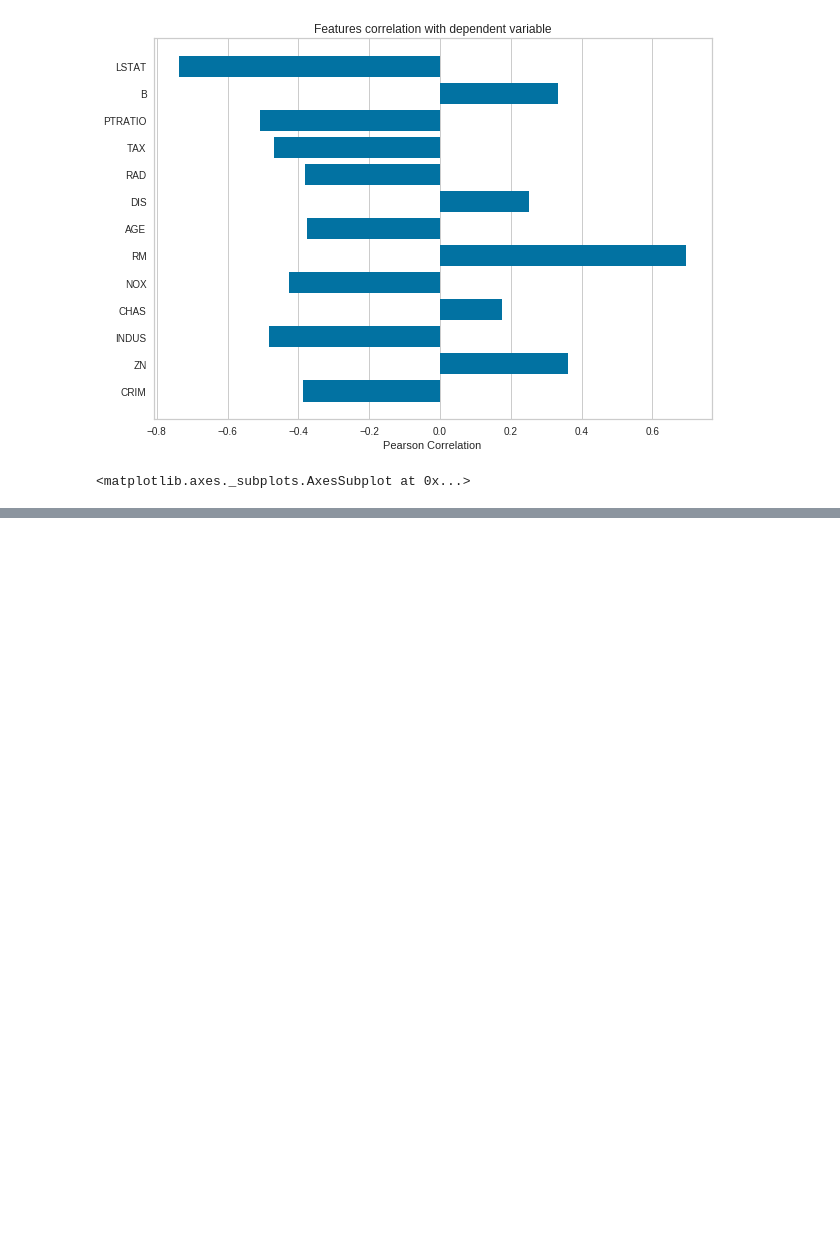
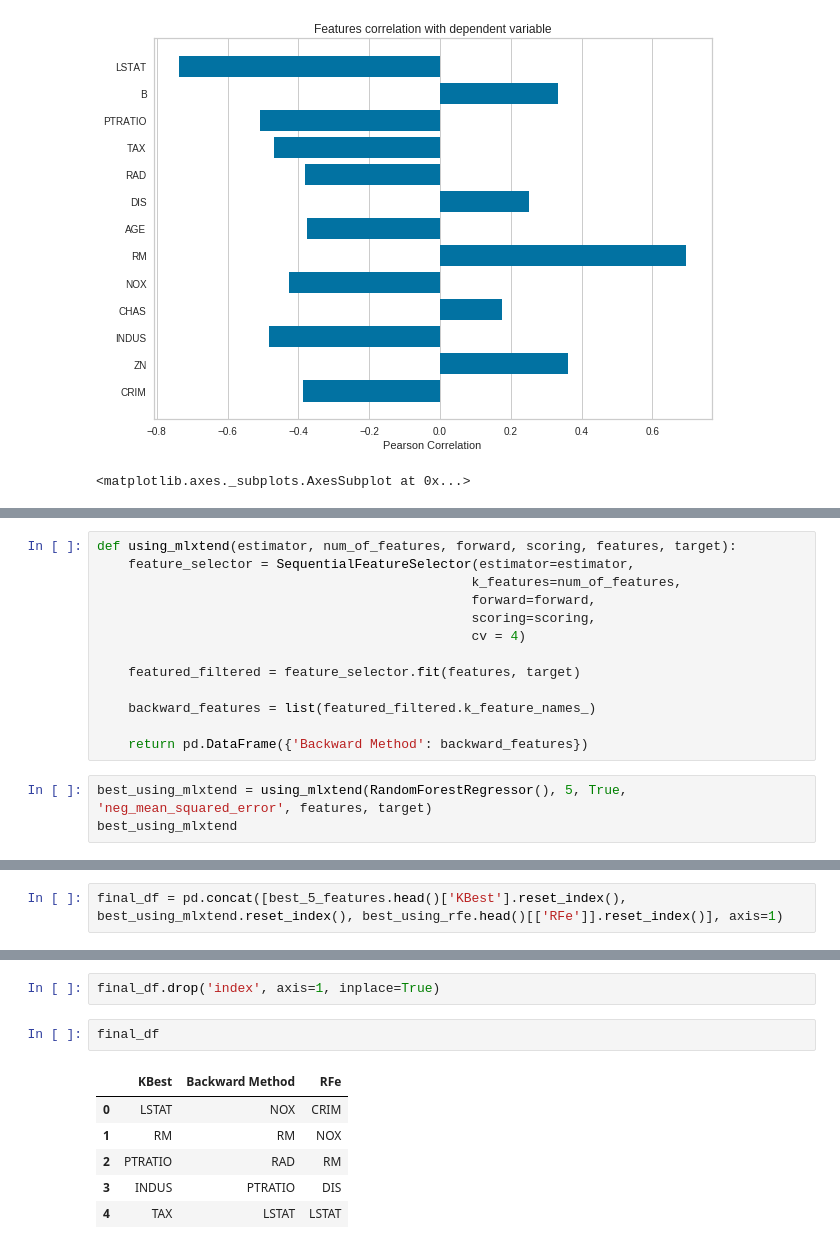
Before and after one commit to Ghaffaru15/feature-engineering, a Jupyter notebook: Preparing Data/FeatureSelectionTechniques.ipynb, the cells around one changed output, grey strips where cells are left out. Cells and saved outputs as stored; diff of their text form; blank space fills up the shorter version.

```diff
--- a/FeatureSelectionTechniques.ipynb
+++ b/Preparing Data/FeatureSelectionTechniques.ipynb
@@ -115,3 +118,19 @@ best_using_rfe
 | 8 | RAD | 7 |
 | 1 | ZN | 8 |
 | 3 | CHAS | 9 |
+# %%
+def using_mlxtend(estimator, num_of_features, forward, scoring, features, target):
+    feature_selector = SequentialFeatureSelector(estimator=estimator,
+                                                k_features=num_of_features,
+                                                forward=forward,
+                                                scoring=scoring,
+                                                cv = 4)
+
+    featured_filtered = feature_selector.fit(features, target)
+
+    backward_features = list(featured_filtered.k_feature_names_)
+
+    return pd.DataFrame({'Backward Method': backward_features})
+# %%
+best_using_mlxtend = using_mlxtend(RandomForestRegressor(), 5, True, 'neg_mean_squared_error', features, target)
+best_using_mlxtend
@@ -117,0 +144,2 @@ best_using_rfe
+# %%
+final_df = pd.concat([best_5_features.head()['KBest'].reset_index(), best_using_mlxtend.reset_index(), best_using_rfe.head()[['RFe']].reset_index()], axis=1)
@@ -117,0 +155,11 @@ best_using_rfe
+# %%
+final_df.drop('index', axis=1, inplace=True)
+# %%
+final_df
+# %% [output]
+|  | KBest | Backward Method | RFe |
+| 0 | LSTAT | NOX | CRIM |
+| 1 | RM | RM | NOX |
+| 2 | PTRATIO | RAD | RM |
+| 3 | INDUS | PTRATIO | DIS |
+| 4 | TAX | LSTAT | LSTAT |
```
Also changed, not shown: parts of 11 cells of this notebook, 4 other files.
